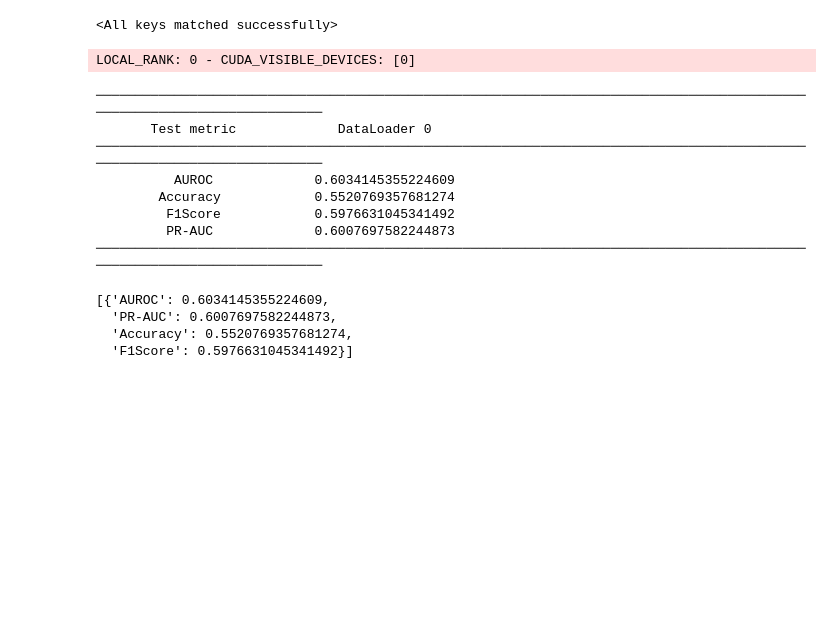
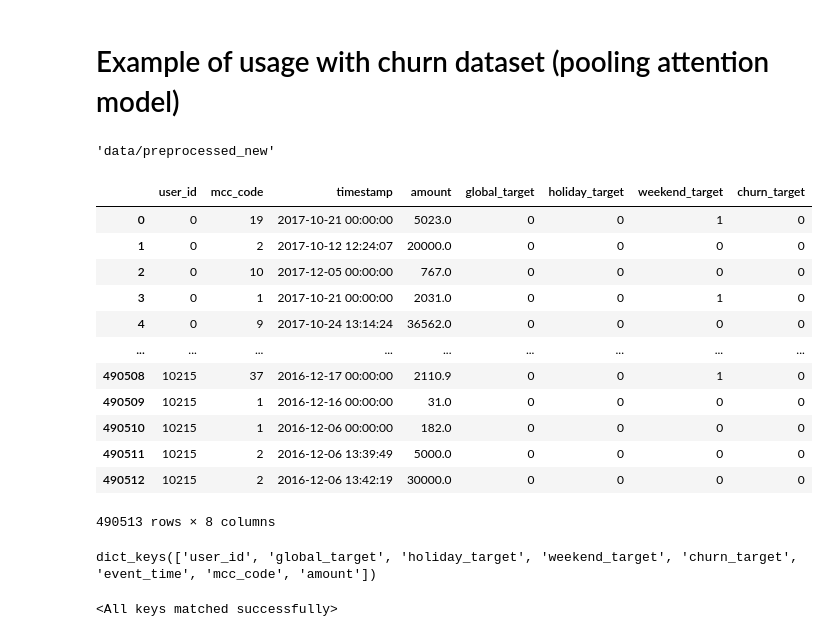
Before and after one commit to romanenkova95/transactions_gen_models, a Jupyter notebook: notebooks/pooling_pipeline.ipynb, the cells around one changed output. Cells and saved outputs as stored; diff of their text form; code cells hidden in the pictures; blank space fills up the shorter version.

Commit message:
changes in data preparation in pooling model, attention + notebook with examples

```diff
--- a/notebooks/pooling_pipeline.ipynb
+++ b/notebooks/pooling_pipeline.ipynb
@@ -210,20 +44,2 @@ torch.save(pooling_model.state_dict(), "saved_models/validation_coles_pooling_me
-# %%
-pooling_model.load_state_dict(torch.load("saved_models/validation_coles_pooling_mean_churn.pth"))
-# %% [output]
-<All keys matched successfully>
-# %%
-val_trainer.test(pooling_model, val_datamodule)
-# %% [output]
-LOCAL_RANK: 0 - CUDA_VISIBLE_DEVICES: [0]
-────────────────────────────────────────────────────────────────────────────────────────────────────────────────────────
-       Test metric             DataLoader 0
-────────────────────────────────────────────────────────────────────────────────────────────────────────────────────────
-          AUROC             0.6034145355224609
-        Accuracy            0.5520769357681274
-         F1Score            0.5976631045341492
-         PR-AUC             0.6007697582244873
-────────────────────────────────────────────────────────────────────────────────────────────────────────────────────────
-[{'AUROC': 0.6034145355224609,
-  'PR-AUC': 0.6007697582244873,
-  'Accuracy': 0.5520769357681274,
-  'F1Score': 0.5976631045341492}]
+# %% [markdown]
+# Example of usage with churn dataset (pooling attention model)
@@ -229,0 +55,22 @@ LOCAL_RANK: 0 - CUDA_VISIBLE_DEVICES: [0]
+# %%
+cfg["dataset"]["dir_path"]
+# %% [output]
+'data/preprocessed_new'
+# %%
+# read data
+df = pd.read_parquet(Path(cfg["dataset"]["dir_path"]).joinpath(cfg["dataset"]["train_file_name"]))
+df
+# %% [output]
+|  | user_id | mcc_code | timestamp | amount | global_target | holiday_target | weekend_target | churn_target |
+| 0 | 0 | 19 | 2017-10-21 00:00:00 | 5023.0 | 0 | 0 | 1 | 0 |
+| 1 | 0 | 2 | 2017-10-12 12:24:07 | 20000.0 | 0 | 0 | 0 | 0 |
+| 2 | 0 | 10 | 2017-12-05 00:00:00 | 767.0 | 0 | 0 | 0 | 0 |
+| 3 | 0 | 1 | 2017-10-21 00:00:00 | 2031.0 | 0 | 0 | 1 | 0 |
+| 4 | 0 | 9 | 2017-10-24 13:14:24 | 36562.0 | 0 | 0 | 0 | 0 |
+| ... | ... | ... | ... | ... | ... | ... | ... | ... |
+| 490508 | 10215 | 37 | 2016-12-17 00:00:00 | 2110.9 | 0 | 0 | 1 | 0 |
+| 490509 | 10215 | 1 | 2016-12-16 00:00:00 | 31.0 | 0 | 0 | 0 | 0 |
+| 490510 | 10215 | 1 | 2016-12-06 00:00:00 | 182.0 | 0 | 0 | 0 | 0 |
+| 490511 | 10215 | 2 | 2016-12-06 13:39:49 | 5000.0 | 0 | 0 | 0 | 0 |
+| 490512 | 10215 | 2 | 2016-12-06 13:42:19 | 30000.0 | 0 | 0 | 0 | 0 |
+490513 rows × 8 columns
@@ -229,0 +97,11 @@ LOCAL_RANK: 0 - CUDA_VISIBLE_DEVICES: [0]
+# %%
+val[0].keys()
+# %% [output]
+dict_keys(['user_id', 'global_target', 'holiday_target', 'weekend_target', 'churn_target', 'event_time', 'mcc_code', 'amount'])
+# %%
+# init backbone COLES model and load weights
+
+sequence_encoder = instantiate(cfg_validation["sequence_encoder"])
+sequence_encoder.load_state_dict(torch.load(cfg_validation["path_to_state_dict"]))
+# %% [output]
+<All keys matched successfully>
```
Also changed, not shown: parts of 33 cells of this notebook, 1 other file.
